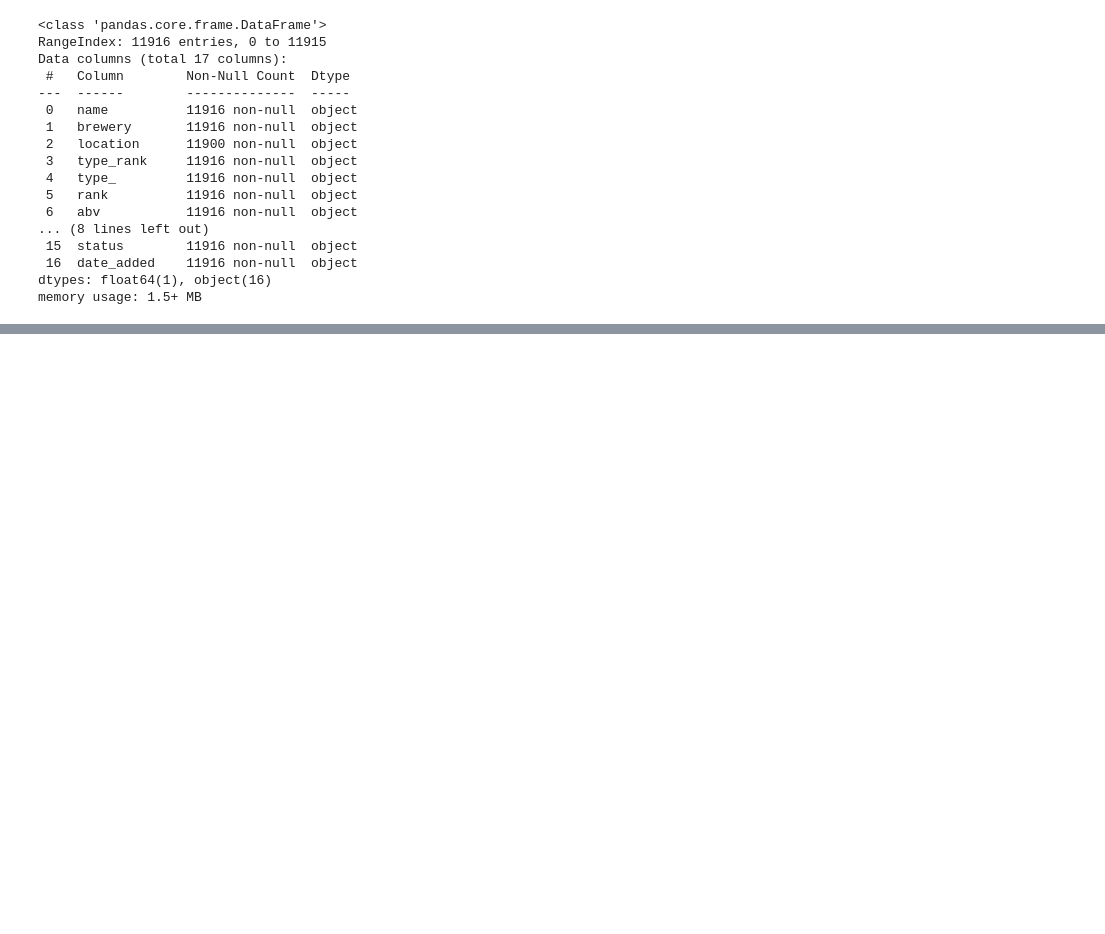
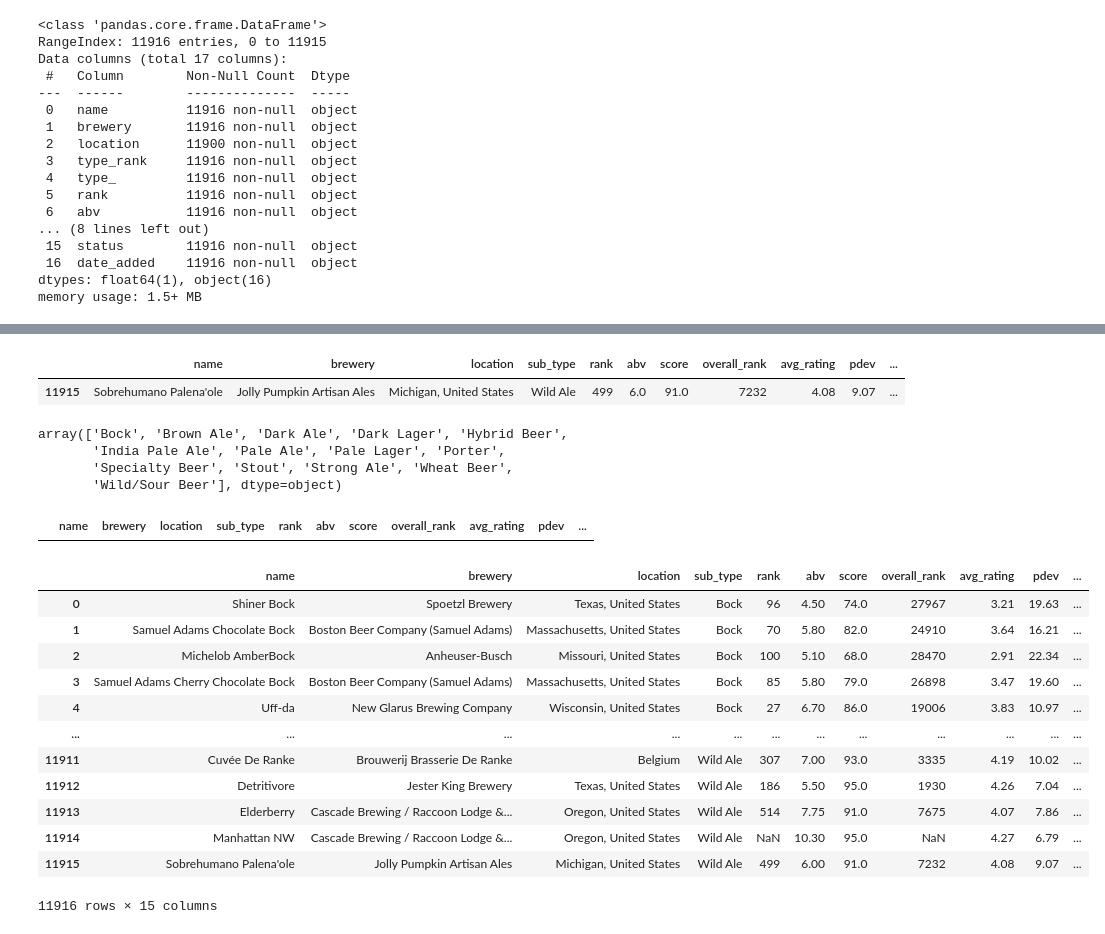
Before and after one commit to megyg6/sovereign-of-suds, a Jupyter notebook: notebooks/sov_beer_cleaning.ipynb, the cells around one changed output, grey strips where cells are left out. Saved outputs shown, nothing was run; the diff lists cells and outputs as text; code cells hidden in the pictures; blank space fills up the shorter version.

```diff
--- a/notebooks/sov_beer_cleaning.ipynb
+++ b/notebooks/sov_beer_cleaning.ipynb
@@ -173,0 +170,70 @@ def type_(sub_type):
+# %%
+# https://saturncloud.io/blog/how-to-create-a-new-column-based-on-the-value-of-another-column-in-pandas/
+# https://www.geeksforgeeks.org/check-multiple-conditions-in-if-statement-python/
+def type_(sub_type):
+    if sub_type == 'Bock' or sub_type == 'Doppelbock' or sub_type == 'Eisbock' or sub_type == 'Maibock' or sub_type == 'Weizenbock':
+        return 'Bock'
+    elif sub_type  == 'Altbier' or sub_type == 'American Brown Ale' or sub_type == 'Belgian Dark Ale' or sub_type == 'English Brown Ale' or sub_type == 'English Dark Mild Ale':
+        return 'Brown Ale'
+    elif sub_type == 'Dubbel' or sub_type == 'Roggenbier' or sub_type == 'Scottish Ale' or sub_type =='Winter Warmer':
+        return 'Dark Ale'
+    elif sub_type == 'American Amber / Red Lager' or sub_type == 'Czech Amber Lager' or sub_type =='Czech Dark Lager' or sub_type == 'European Dark Lager' or sub_type == 'Märzen' or sub_type == 'Munich Dunkel' or sub_type =='Rauchbier' or sub_type == 'Schwarzbier' or sub_type == 'Vienna Lager':
+        return 'Dark Lager'
+    elif sub_type == 'Bière de Champagne / Bière Brut' or sub_type =='Braggot' or sub_type =='California Common / Steam Beer' or sub_type =='Cream Ale':
+        return 'Hybrid Beer'
+    elif sub_type == 'American IPA' or sub_type =='Belgian IPA' or sub_type == 'Black IPA' or sub_type == 'Brut IPA' or sub_type =='English IPA' or sub_type =='Imperial IPA' or sub_type =='Milkshake IPA' or sub_type =='New England IPA':
+        return 'India Pale Ale'
+    elif sub_type == 'American Amber / Red Ale' or sub_type =='American Blonde Ale' or sub_type =='American Pale Ale' or sub_type =='Belgian Blonde Ale' or sub_type == 'Belgian Pale Ale' or sub_type =='Bière de Garde' or sub_type =='English Bitter' or sub_type =='English Pale Ale' or sub_type =='English Pale Mild Ale' or sub_type == 'Extra Special / Strong Bitter (ESB)' or sub_type =='Grisette' or sub_type =='Irish Red Ale' or sub_type =='Kölsch' or sub_type =='Saison':
+        return 'Pale Ale'
+    elif sub_type == 'American Adjunct Lager' or sub_type == 'American Lager' or sub_type =='Bohemian / Czech Pilsner' or sub_type =='Czech Pale Lager' or sub_type =='European / Dortmunder Export Lager' or sub_type =='European Pale Lager' or sub_type =='European Strong Lager' or sub_type =='Festbier / Wiesnbier' or sub_type =='German Pilsner' or sub_type =='Helles' or sub_type =='Imperial Pilsner' or sub_type =='India Pale Lager (IPL)' or sub_type =='Kellerbier / Zwickelbier' or sub_type =='Light Lager' or sub_type =='Malt Liquor':
+        return 'Pale Lager'
+    elif sub_type == 'American Porter' or sub_type == 'Baltic Porter' or sub_type =='English Porter' or sub_type == 'Imperial Porter' or sub_type =='Robust Porter' or sub_type =='Smoked Porter':
+        return 'Porter'
+    elif sub_type == 'Chile Beer' or sub_type =='Fruit and Field Beer' or sub_type =='Gruit / Ancient Herbed Ale' or sub_type =='Happoshu' or sub_type =='Herb and Spice Beer' or sub_type == 'Japanese Rice Lager' or sub_type =='Kvass' or sub_type == 'Low-Alcohol Beer' or sub_type =='Pumpkin Beer' or sub_type =='Rye Beer' or sub_type =='Sahti' or sub_type == 'Smoked Beer':
+        return 'Specialty Beer'
+    elif sub_type == 'American Imperial Stout' or sub_type == 'American Stout' or sub_type == 'English Stout' or sub_type =='Foreign / Export Stout' or sub_type == 'Irish Dry Stout' or sub_type == 'Oatmeal Stout' or sub_type =='Russian Imperial Stout' or sub_type =='Sweet / Milk Stout':
+        return 'Stout'
+    elif sub_type == 'American Barleywine' or sub_type =='American Strong Ale' or sub_type =='Belgian Dark Strong Ale' or sub_type == 'Belgian Pale Strong Ale' or sub_type =='English Barleywine' or sub_type =='English Strong Ale' or sub_type =='Imperial Red Ale' or sub_type =='Old Ale' or sub_type == 'Quadrupel (Quad)' or sub_type =='Scotch Ale / Wee Heavy' or sub_type =='Tripel' or sub_type == 'Wheatwine':
+        return 'Strong Ale'
+    elif sub_type == 'American Dark Wheat Beer' or sub_type =='American Pale Wheat Beer' or sub_type =='Dunkelweizen' or sub_type =='Grodziskie' or sub_type =='Hefeweizen' or sub_type =='Kristallweizen' or sub_type =='Witbier':
+        return 'Wheat Beer'
+    elif sub_type == 'Berliner Weisse' or sub_type == 'Brett Beer' or sub_type == 'Faro' or  sub_type =='Flanders Oud Bruin' or sub_type =='Flanders Red Ale' or sub_type =='Fruit Lambic' or sub_type == 'Fruited Kettle Sour' or sub_type =='Gose' or sub_type == 'Gueuze' or sub_type == 'Lambic' or sub_type == 'Wild Ale':
+        return 'Wild/Sour Beer'
+    else:
+        return 'Na'
+# %%
+beer['sub_type'] = beer['sub_type'].str.strip()
+# %%
+beer['type_'] = beer['sub_type'].apply(type_)
+# %%
+beer.tail(1)
+# %% [output]
+|  | name | brewery | location | sub_type | rank | abv | score | overall_rank | avg_rating | pdev | ... |
+| 11915 | Sobrehumano Palena'ole | Jolly Pumpkin Artisan Ales | Michigan, United States | Wild Ale | 499 | 6.0 | 91.0 | 7232 | 4.08 | 9.07 | ... |
+# %%
+beer.type_.unique()
+# %% [output]
+array(['Bock', 'Brown Ale', 'Dark Ale', 'Dark Lager', 'Hybrid Beer',
+       'India Pale Ale', 'Pale Ale', 'Pale Lager', 'Porter',
+       'Specialty Beer', 'Stout', 'Strong Ale', 'Wheat Beer',
+       'Wild/Sour Beer'], dtype=object)
+# %%
+beer.loc[beer['type_']=='Na']
+# %% [output]
+|  | name | brewery | location | sub_type | rank | abv | score | overall_rank | avg_rating | pdev | ... |
+# %%
+beer
+# %% [output]
+|  | name | brewery | location | sub_type | rank | abv | score | overall_rank | avg_rating | pdev | ... |
+| 0 | Shiner Bock | Spoetzl Brewery | Texas, United States | Bock | 96 | 4.50 | 74.0 | 27967 | 3.21 | 19.63 | ... |
+| 1 | Samuel Adams Chocolate Bock | Boston Beer Company (Samuel Adams) | Massachusetts, United States | Bock | 70 | 5.80 | 82.0 | 24910 | 3.64 | 16.21 | ... |
+| 2 | Michelob AmberBock | Anheuser-Busch | Missouri, United States | Bock | 100 | 5.10 | 68.0 | 28470 | 2.91 | 22.34 | ... |
+| 3 | Samuel Adams Cherry Chocolate Bock | Boston Beer Company (Samuel Adams) | Massachusetts, United States | Bock | 85 | 5.80 | 79.0 | 26898 | 3.47 | 19.60 | ... |
+| 4 | Uff-da | New Glarus Brewing Company | Wisconsin, United States | Bock | 27 | 6.70 | 86.0 | 19006 | 3.83 | 10.97 | ... |
+| ... | ... | ... | ... | ... | ... | ... | ... | ... | ... | ... | ... |
+| 11911 | Cuvée De Ranke | Brouwerij Brasserie De Ranke | Belgium | Wild Ale | 307 | 7.00 | 93.0 | 3335 | 4.19 | 10.02 | ... |
+| 11912 | Detritivore | Jester King Brewery | Texas, United States | Wild Ale | 186 | 5.50 | 95.0 | 1930 | 4.26 | 7.04 | ... |
+| 11913 | Elderberry | Cascade Brewing / Raccoon Lodge &... | Oregon, United States | Wild Ale | 514 | 7.75 | 91.0 | 7675 | 4.07 | 7.86 | ... |
+| 11914 | Manhattan NW | Cascade Brewing / Raccoon Lodge &... | Oregon, United States | Wild Ale | NaN | 10.30 | 95.0 | NaN | 4.27 | 6.79 | ... |
+| 11915 | Sobrehumano Palena'ole | Jolly Pumpkin Artisan Ales | Michigan, United States | Wild Ale | 499 | 6.00 | 91.0 | 7232 | 4.08 | 9.07 | ... |
+11916 rows × 15 columns
```
Also changed, not shown: parts of 27 cells of this notebook, 2 other files.
